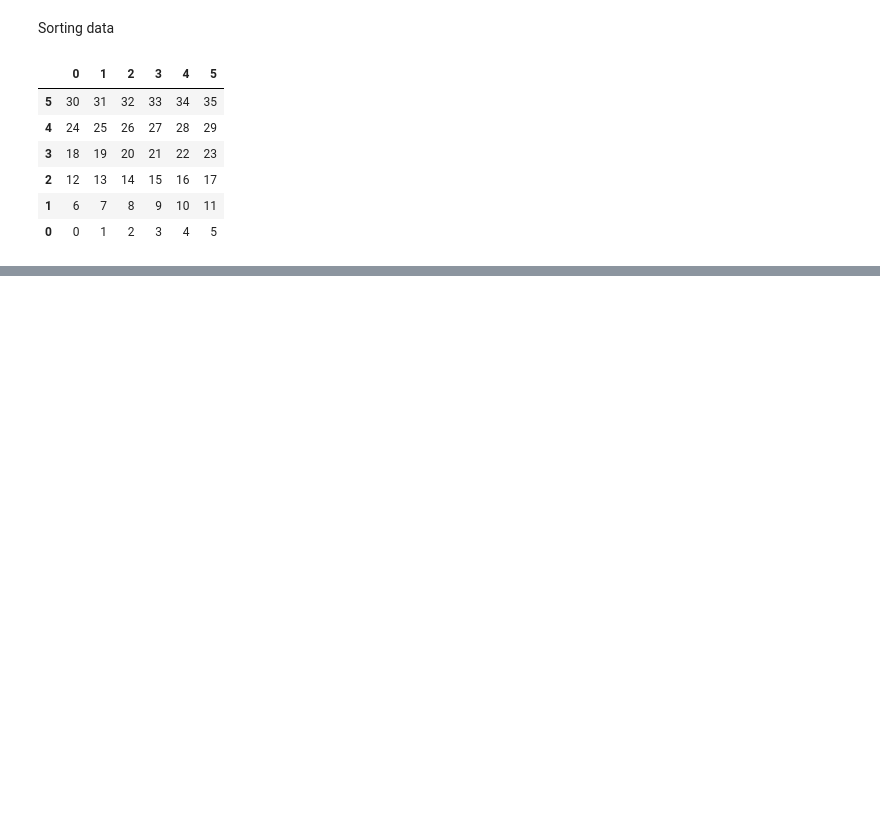
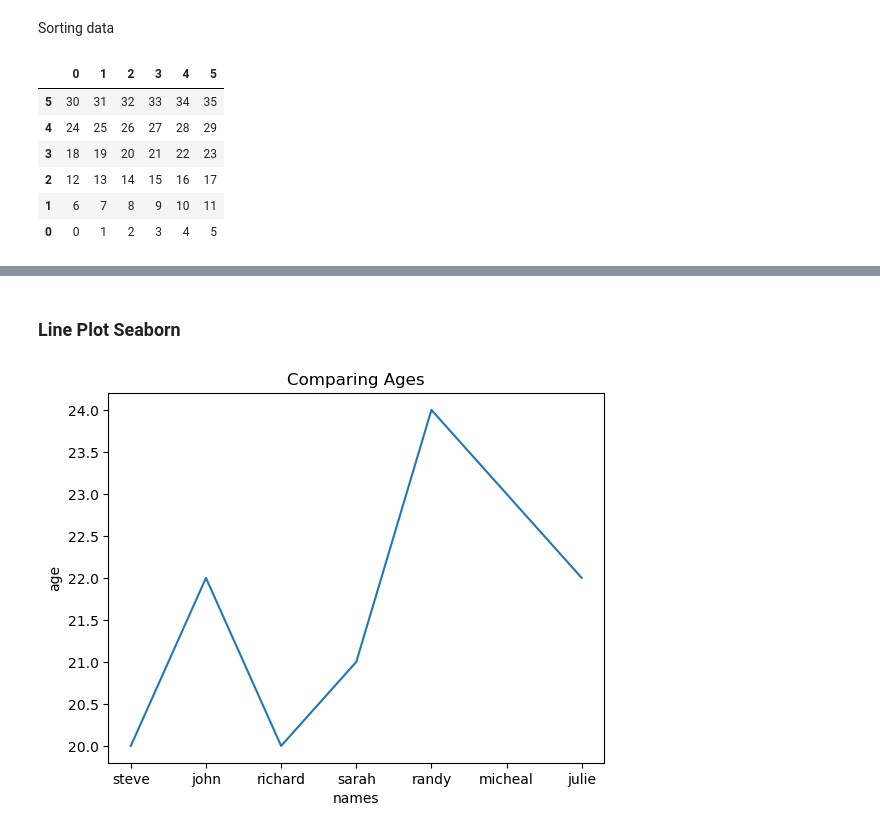
Before and after one commit to Mahdi90s/Python_repository, a Jupyter notebook: Python_Code/Python_Learning.ipynb, the cells around one changed output, grey strips where cells are left out. Drawn from its saved outputs; the diff is of its cells as text; code cells hidden in the pictures; blank space fills up the shorter version.

```diff
--- a/Python_Code/Python_Learning.ipynb
+++ b/Python_Code/Python_Learning.ipynb
@@ -491,0 +576,9 @@ DF_sorted
+# %% [markdown]
+### Line Plot Seaborn
+# %%
+plot = sns.lineplot (data=df, x='names', y='age')
+plot.set_title ('Comparing Ages')
+
+plt.show()
+# %% [output]
+[figure, added]
```
Also changed, not shown: parts of 41 cells of this notebook.
